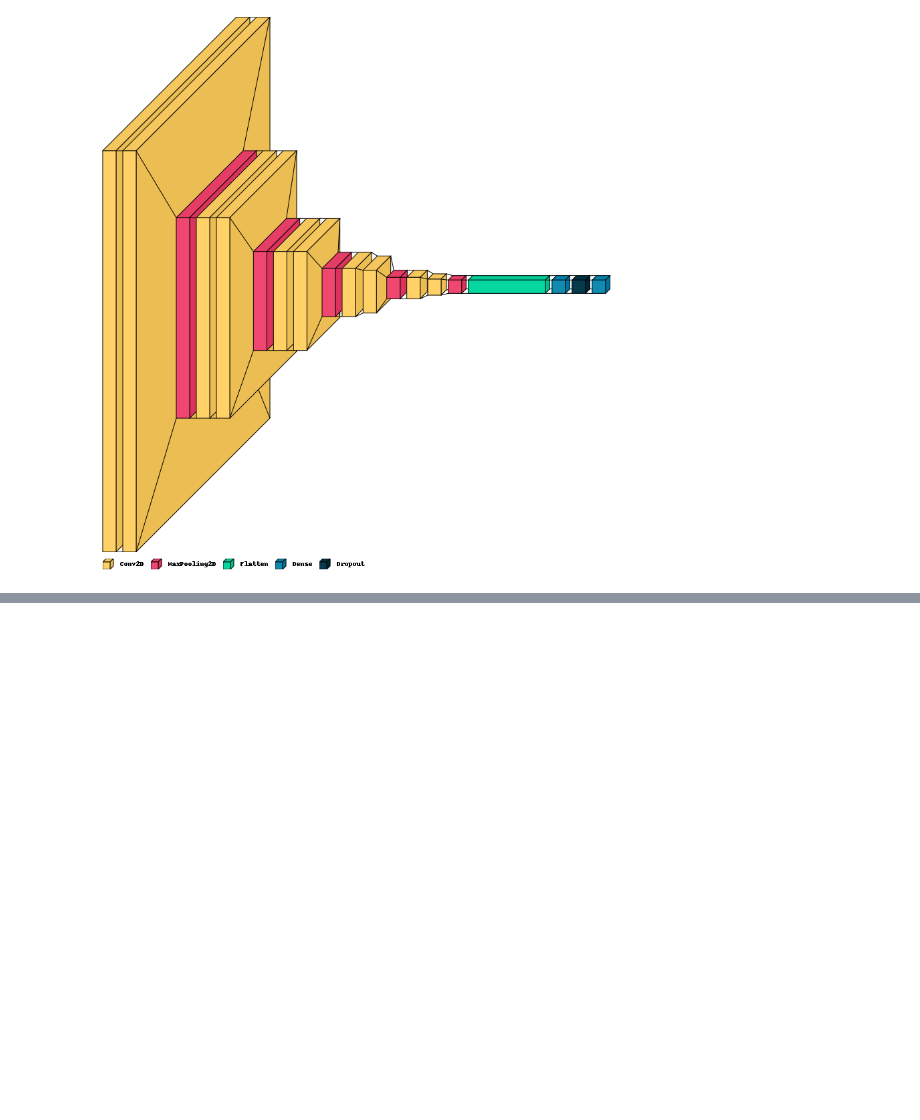
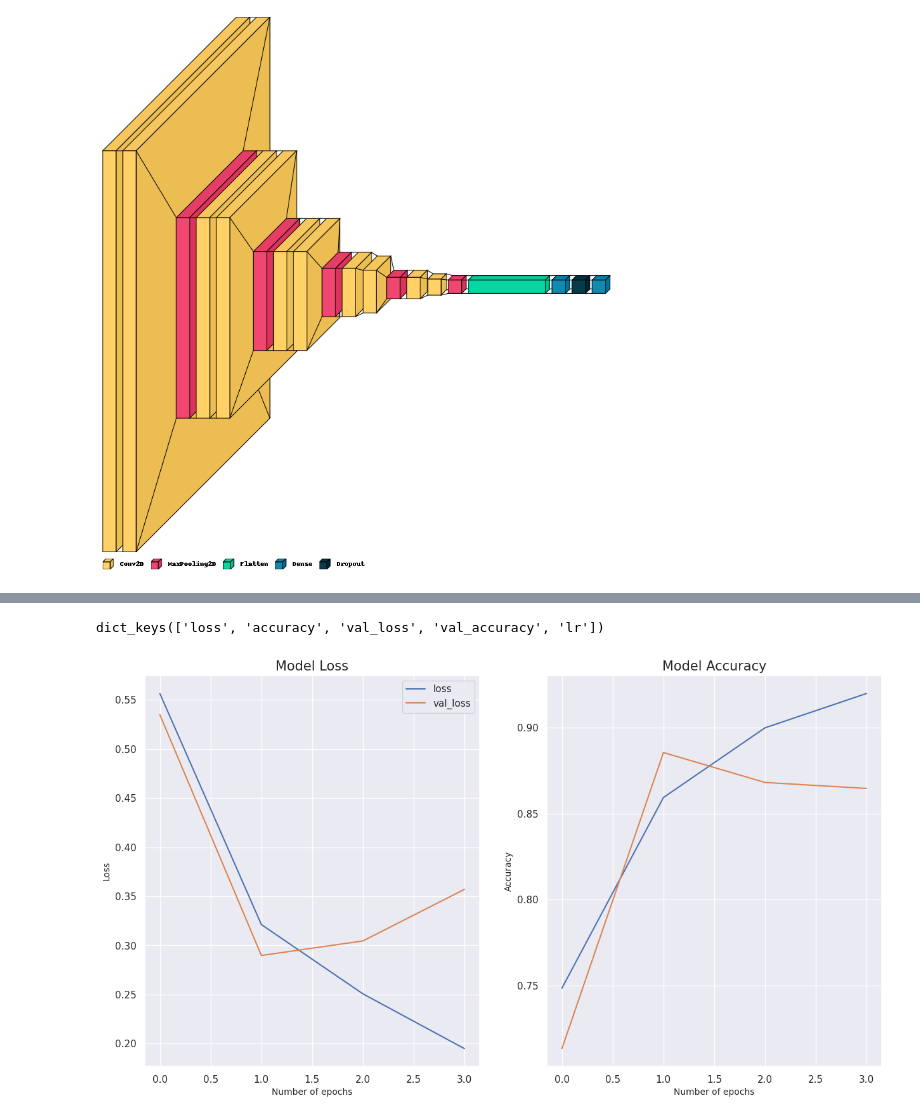
Before and after one commit to pinilDissanayaka/Pneumonia-Detection-using-Deep-Learning, a Jupyter notebook: Pneumonia_Detection.ipynb, the cells around one changed output, grey strips where cells are left out. Saved outputs shown, nothing was run; the diff lists cells and outputs as text; code cells hidden in the pictures; blank space fills up the shorter version.

```diff
--- a/Pneumonia_Detection.ipynb
+++ b/Pneumonia_Detection.ipynb
@@ -290,0 +303,25 @@ Epoch 5: early stopping
+# %%
+model_history.history.keys()
+# %% [output]
+dict_keys(['loss', 'accuracy', 'val_loss', 'val_accuracy', 'lr'])
+# %%
+sns.set()
+plt.figure(figsize = (15, 8))
+plt.subplot(1, 2, 1)
+plt.title('Model Loss', fontsize=15)
+plt.plot(model_history.history['loss'], label = 'loss')
+plt.plot(model_history.history['val_loss'], label = 'val_loss')
+plt.xlabel("Number of epochs", fontsize=10)
+plt.legend()
+plt.ylabel("Loss", fontsize=10)
+
+plt.subplot(1, 2, 2)
+plt.title('Model Accuracy', fontsize=15)
+plt.plot(model_history.history['accuracy'], label = 'accuracy')
+plt.plot(model_history.history['val_accuracy'], label = 'val_accuracy')
+plt.xlabel("Number of epochs", fontsize=10)
+plt.ylabel("Accuracy", fontsize=10)
+
+plt.show()
+# %% [output]
+[figure, added]
```
Also changed, not shown: parts of 14 cells of this notebook.
